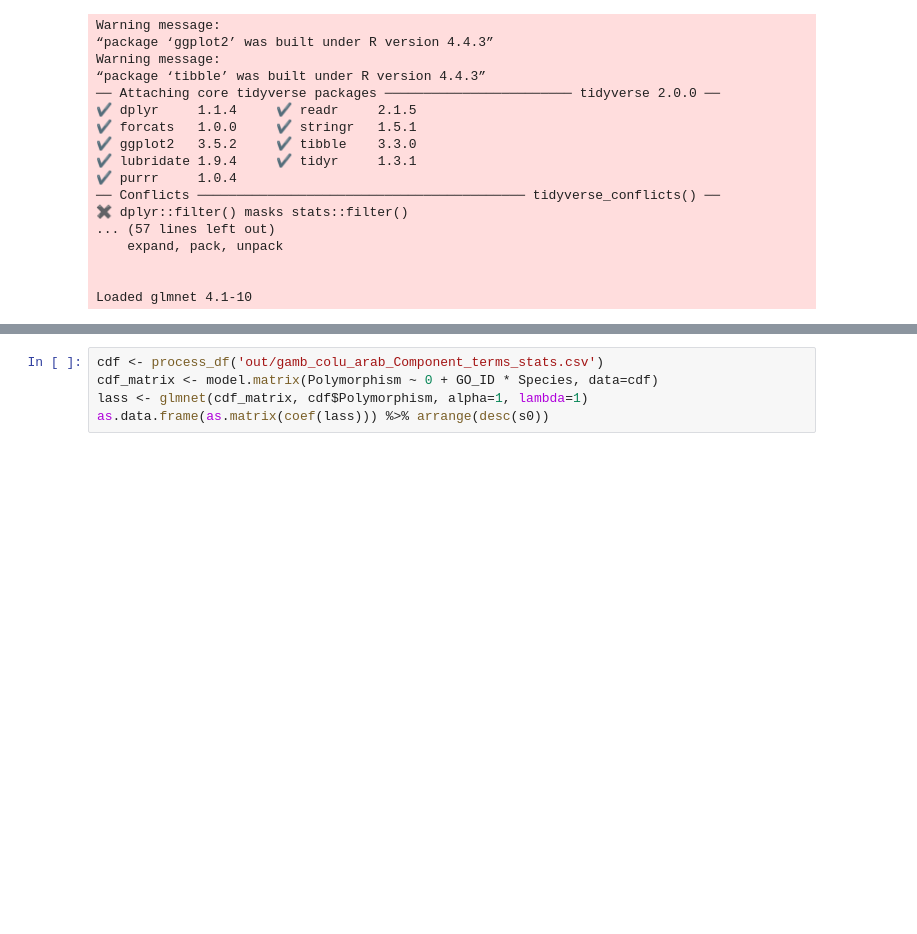
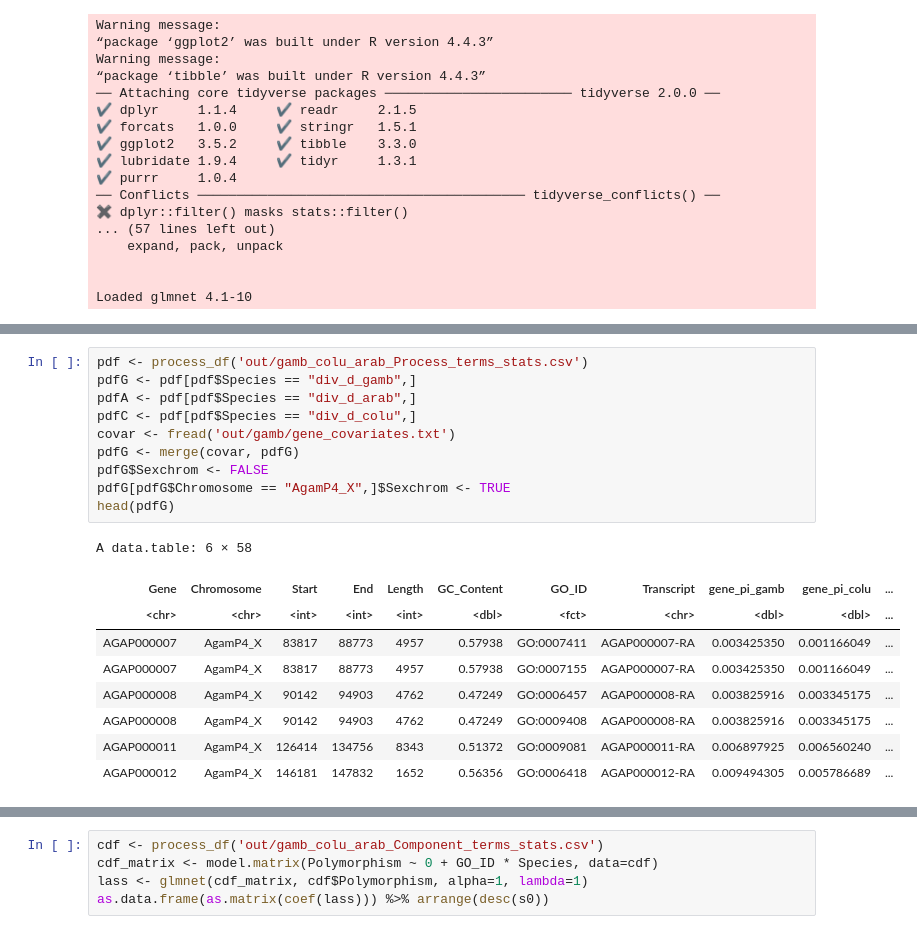
Before and after one commit to clararehmann/geans, a Jupyter notebook: go_terms.ipynb, the cells around one changed output, grey strips where cells are left out. Saved outputs shown, nothing was run; the diff lists cells and outputs as text; blank space fills up the shorter version.

```diff
--- a/go_terms.ipynb
+++ b/go_terms.ipynb
@@ -101,0 +132,20 @@ A tibble: 18097 × 52
+# %%
+pdf <- process_df('out/gamb_colu_arab_Process_terms_stats.csv')
+pdfG <- pdf[pdf$Species == "div_d_gamb",]
+pdfA <- pdf[pdf$Species == "div_d_arab",]
+pdfC <- pdf[pdf$Species == "div_d_colu",]
+covar <- fread('out/gamb/gene_covariates.txt')
+pdfG <- merge(covar, pdfG)
+pdfG$Sexchrom <- FALSE
+pdfG[pdfG$Chromosome == "AgamP4_X",]$Sexchrom <- TRUE
+head(pdfG)
+# %% [output]
+A data.table: 6 × 58
+| Gene | Chromosome | Start | End | Length | GC_Content | GO_ID | Transcript | gene_pi_gamb | gene_pi_colu | ... |
+| <chr> | <chr> | <int> | <int> | <int> | <dbl> | <fct> | <chr> | <dbl> | <dbl> | ... |
+| AGAP000007 | AgamP4_X | 83817 | 88773 | 4957 | 0.57938 | GO:0007411 | AGAP000007-RA | 0.003425350 | 0.001166049 | ... |
+| AGAP000007 | AgamP4_X | 83817 | 88773 | 4957 | 0.57938 | GO:0007155 | AGAP000007-RA | 0.003425350 | 0.001166049 | ... |
+| AGAP000008 | AgamP4_X | 90142 | 94903 | 4762 | 0.47249 | GO:0006457 | AGAP000008-RA | 0.003825916 | 0.003345175 | ... |
+| AGAP000008 | AgamP4_X | 90142 | 94903 | 4762 | 0.47249 | GO:0009408 | AGAP000008-RA | 0.003825916 | 0.003345175 | ... |
+| AGAP000011 | AgamP4_X | 126414 | 134756 | 8343 | 0.51372 | GO:0009081 | AGAP000011-RA | 0.006897925 | 0.006560240 | ... |
+| AGAP000012 | AgamP4_X | 146181 | 147832 | 1652 | 0.56356 | GO:0006418 | AGAP000012-RA | 0.009494305 | 0.005786689 | ... |
```
Also changed, not shown: parts of 7 cells of this notebook, 2 other files.
